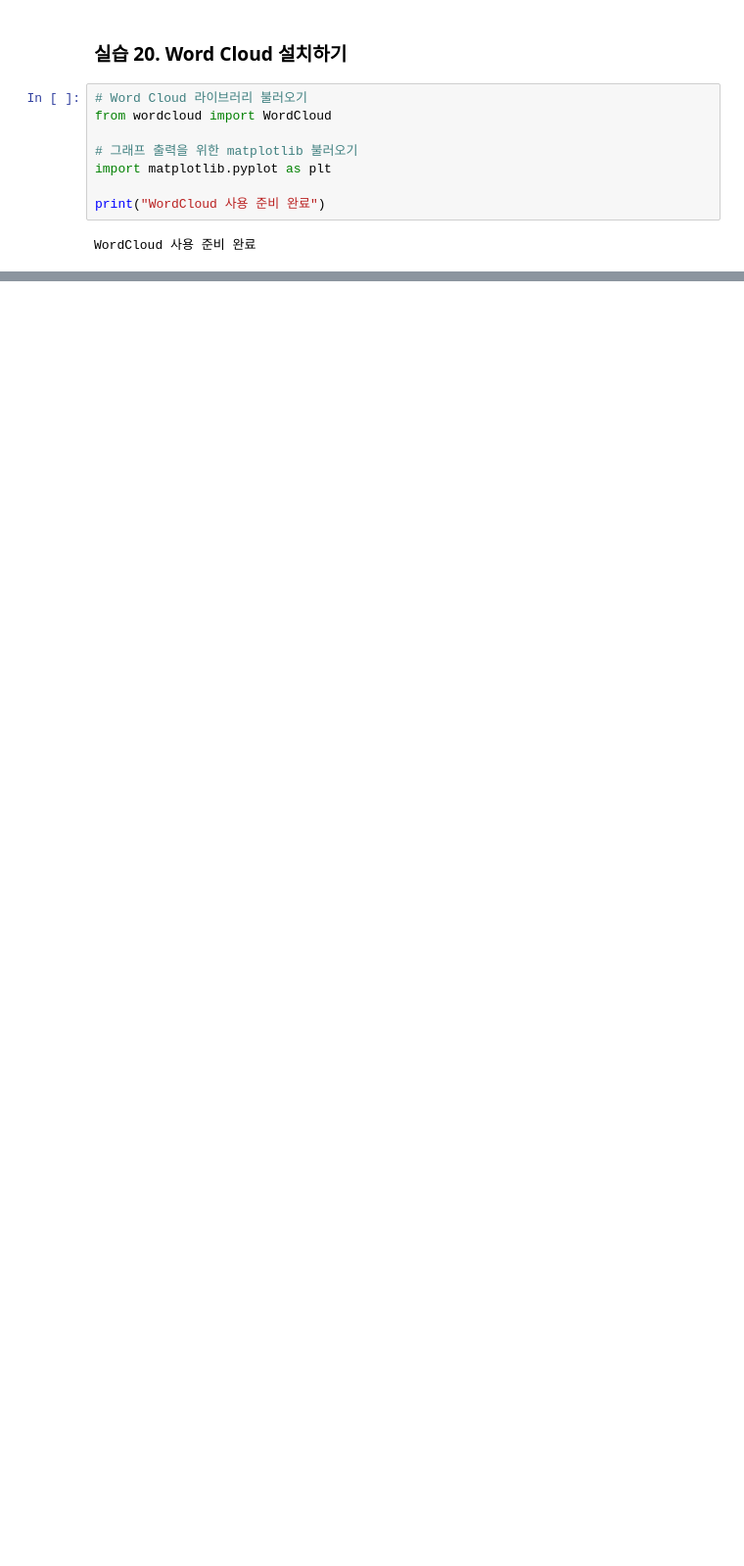
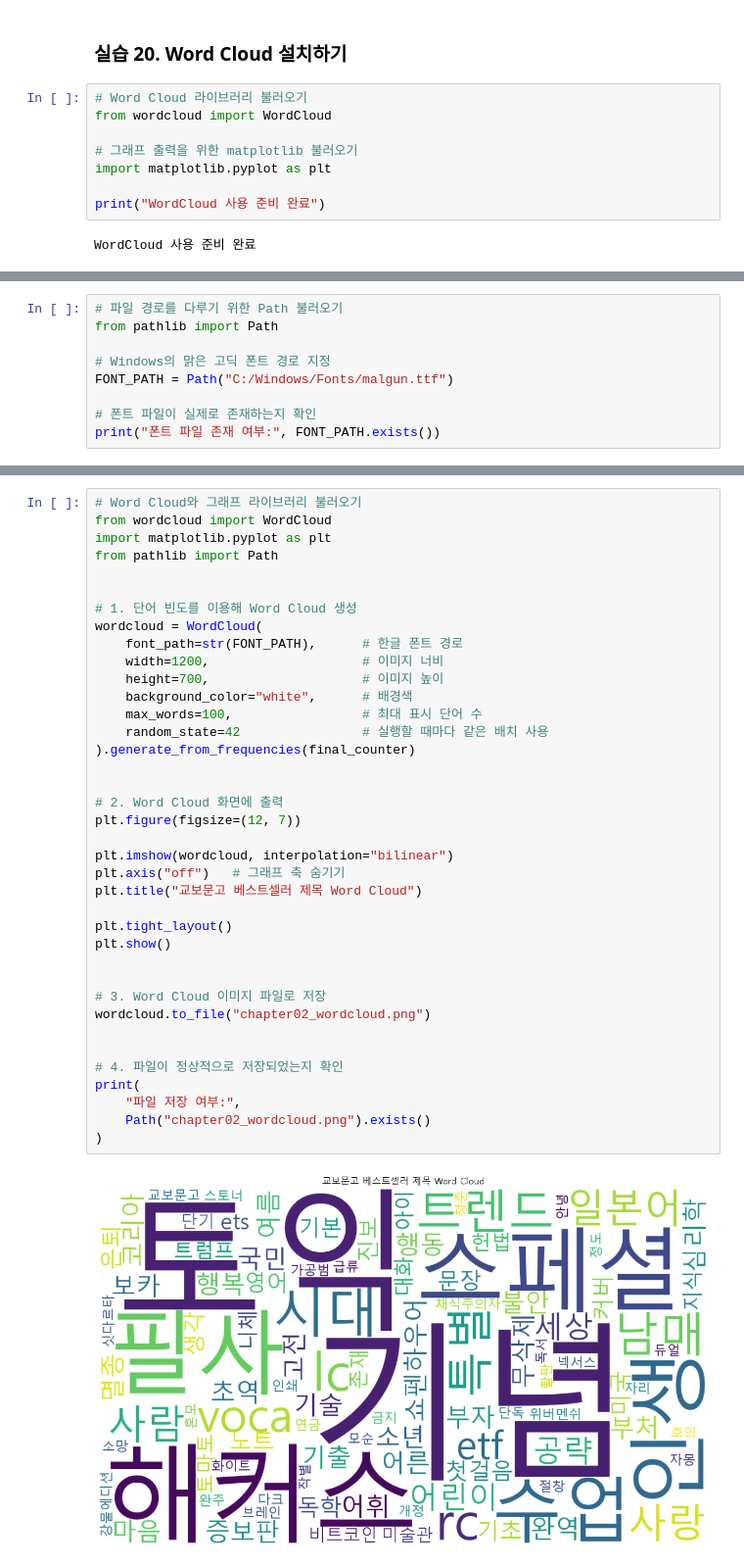
Before and after one commit to hiju200208-png/llm-data-analysis-course, a Jupyter notebook: notebooks/book-text-ml/chapter02.ipynb, the cells around one changed output, grey strips where cells are left out. Shown at 98% size. Cells and saved outputs as stored; diff of their text form; blank space fills up the shorter version.

```diff
--- a/notebooks/book-text-ml/chapter02.ipynb
+++ b/notebooks/book-text-ml/chapter02.ipynb
@@ -803,0 +806,9 @@ WordCloud 사용 준비 완료
+# %%
+# 파일 경로를 다루기 위한 Path 불러오기
+from pathlib import Path
+
+# Windows의 맑은 고딕 폰트 경로 지정
+FONT_PATH = Path("C:/Windows/Fonts/malgun.ttf")
+
+# 폰트 파일이 실제로 존재하는지 확인
+print("폰트 파일 존재 여부:", FONT_PATH.exists())
@@ -803,0 +819,40 @@ WordCloud 사용 준비 완료
+# %%
+# Word Cloud와 그래프 라이브러리 불러오기
+from wordcloud import WordCloud
+import matplotlib.pyplot as plt
+from pathlib import Path
+
+
+# 1. 단어 빈도를 이용해 Word Cloud 생성
+wordcloud = WordCloud(
+    font_path=str(FONT_PATH),      # 한글 폰트 경로
+    width=1200,                    # 이미지 너비
+    height=700,                    # 이미지 높이
+    background_color="white",      # 배경색
+    max_words=100,                 # 최대 표시 단어 수
+    random_state=42                # 실행할 때마다 같은 배치 사용
+).generate_from_frequencies(final_counter)
+
+
+# 2. Word Cloud 화면에 출력
+plt.figure(figsize=(12, 7))
+
+plt.imshow(wordcloud, interpolation="bilinear")
+plt.axis("off")   # 그래프 축 숨기기
+plt.title("교보문고 베스트셀러 제목 Word Cloud")
+
+plt.tight_layout()
+plt.show()
+
+
+# 3. Word Cloud 이미지 파일로 저장
+wordcloud.to_file("chapter02_wordcloud.png")
+
+
+# 4. 파일이 정상적으로 저장되었는지 확인
+print(
+    "파일 저장 여부:",
+    Path("chapter02_wordcloud.png").exists()
+)
+# %% [output]
+[figure, added]
```
Also changed, not shown: parts of 4 cells of this notebook, 11 other files.
